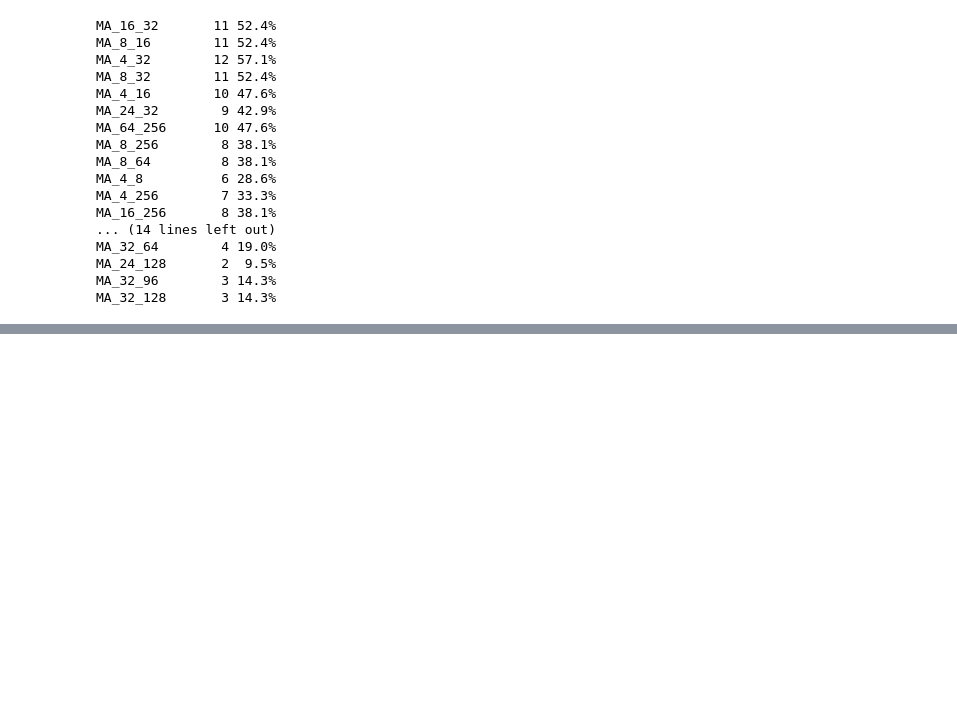
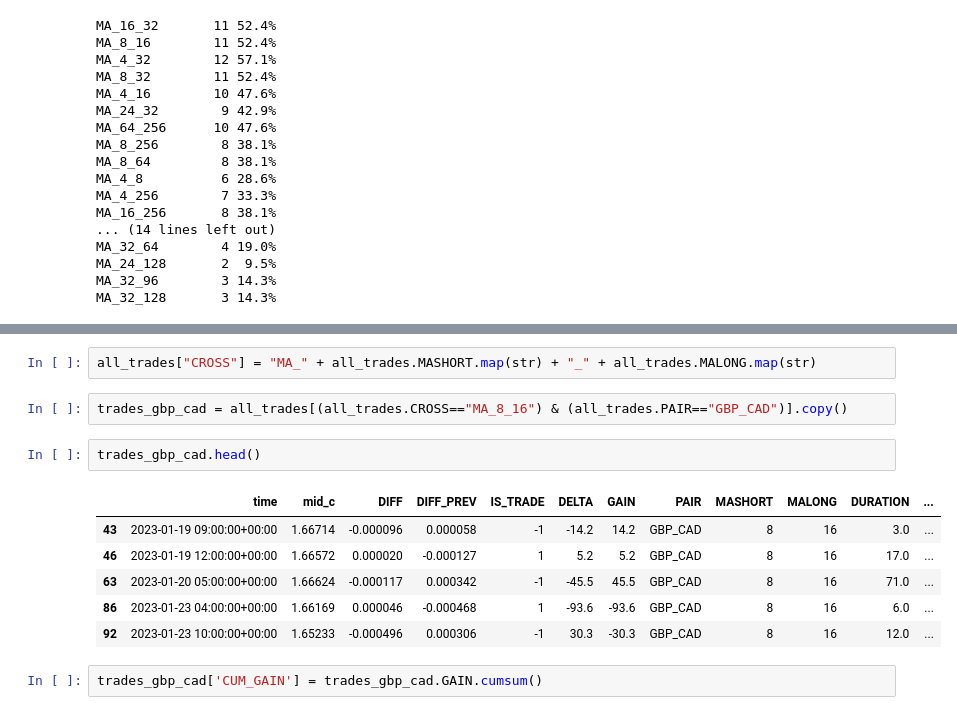
Before and after one commit to jiajie0225/ForexBot, a Jupyter notebook: ma_sim_explore.ipynb, the cells around one changed output, grey strips where cells are left out. Cells and saved outputs as stored; diff of their text form; blank space fills up the shorter version.

```diff
--- a/ma_sim_explore.ipynb
+++ b/ma_sim_explore.ipynb
@@ -87,0 +131,15 @@ MA_32_128       3 14.3%
+# %%
+all_trades["CROSS"] = "MA_" + all_trades.MASHORT.map(str) + "_" + all_trades.MALONG.map(str)
+# %%
+trades_gbp_cad = all_trades[(all_trades.CROSS=="MA_8_16") & (all_trades.PAIR=="GBP_CAD")].copy()
+# %%
+trades_gbp_cad.head()
+# %% [output]
+|  | time | mid_c | DIFF | DIFF_PREV | IS_TRADE | DELTA | GAIN | PAIR | MASHORT | MALONG | DURATION | ... |
+| 43 | 2023-01-19 09:00:00+00:00 | 1.66714 | -0.000096 | 0.000058 | -1 | -14.2 | 14.2 | GBP_CAD | 8 | 16 | 3.0 | ... |
+| 46 | 2023-01-19 12:00:00+00:00 | 1.66572 | 0.000020 | -0.000127 | 1 | 5.2 | 5.2 | GBP_CAD | 8 | 16 | 17.0 | ... |
+| 63 | 2023-01-20 05:00:00+00:00 | 1.66624 | -0.000117 | 0.000342 | -1 | -45.5 | 45.5 | GBP_CAD | 8 | 16 | 71.0 | ... |
+| 86 | 2023-01-23 04:00:00+00:00 | 1.66169 | 0.000046 | -0.000468 | 1 | -93.6 | -93.6 | GBP_CAD | 8 | 16 | 6.0 | ... |
+| 92 | 2023-01-23 10:00:00+00:00 | 1.65233 | -0.000496 | 0.000306 | -1 | 30.3 | -30.3 | GBP_CAD | 8 | 16 | 12.0 | ... |
+# %%
+trades_gbp_cad['CUM_GAIN'] = trades_gbp_cad.GAIN.cumsum()
```
Also changed, not shown: parts of 11 cells of this notebook.
